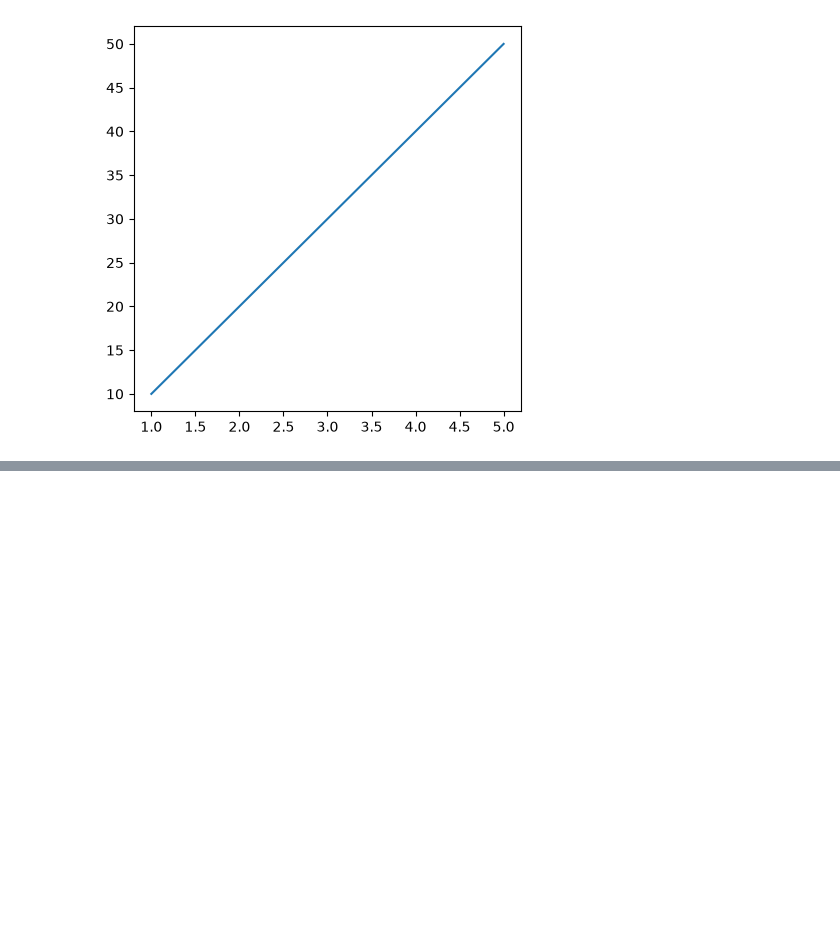
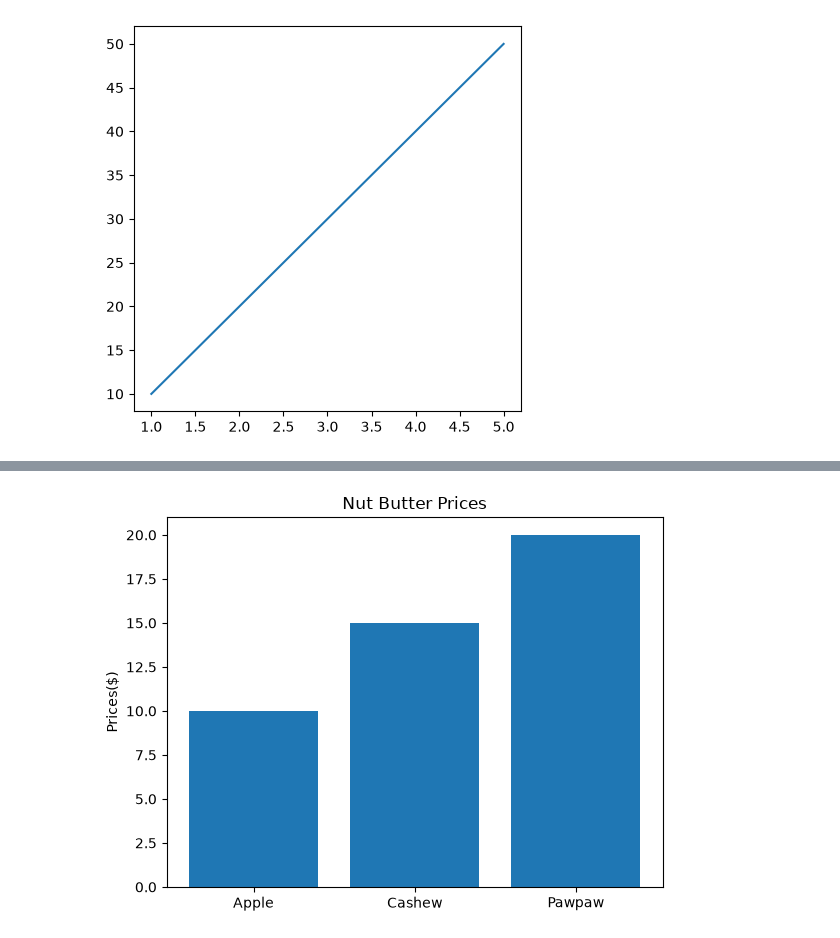
Before and after one commit to ayinde-xyz/ml-learn, a Jupyter notebook: matplotlib_learn.ipynb, the cells around one changed output, grey strips where cells are left out. Cells and saved outputs as stored; diff of their text form; code cells hidden in the pictures; blank space fills up the shorter version.

```diff
--- a/matplotlib_learn.ipynb
+++ b/matplotlib_learn.ipynb
@@ -49,0 +92,8 @@ fig.savefig("images/sample-plot.png", dpi=200)
+# %%
+nut_butter_prices = {"Apple": 10, "Cashew": 15, "Pawpaw": 20}
+fig, ax = plt.subplots()
+ax.bar(nut_butter_prices.keys(), height=nut_butter_prices.values());
+ax.set_title("Nut Butter Prices")
+ax.set_ylabel("Prices($)");
+# %% [output]
+[figure, added]
```
Also changed, not shown: parts of 5 cells of this notebook.
